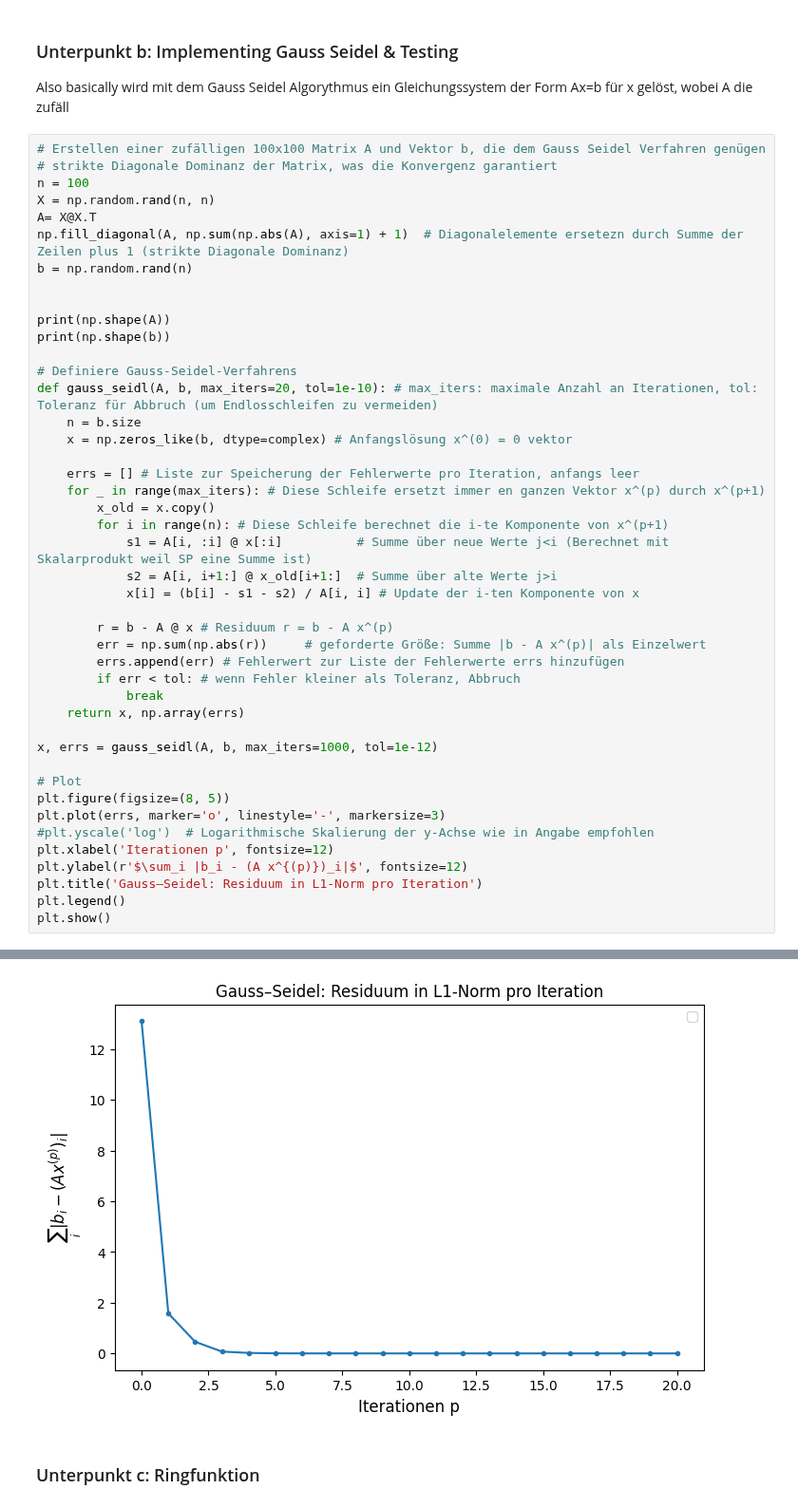
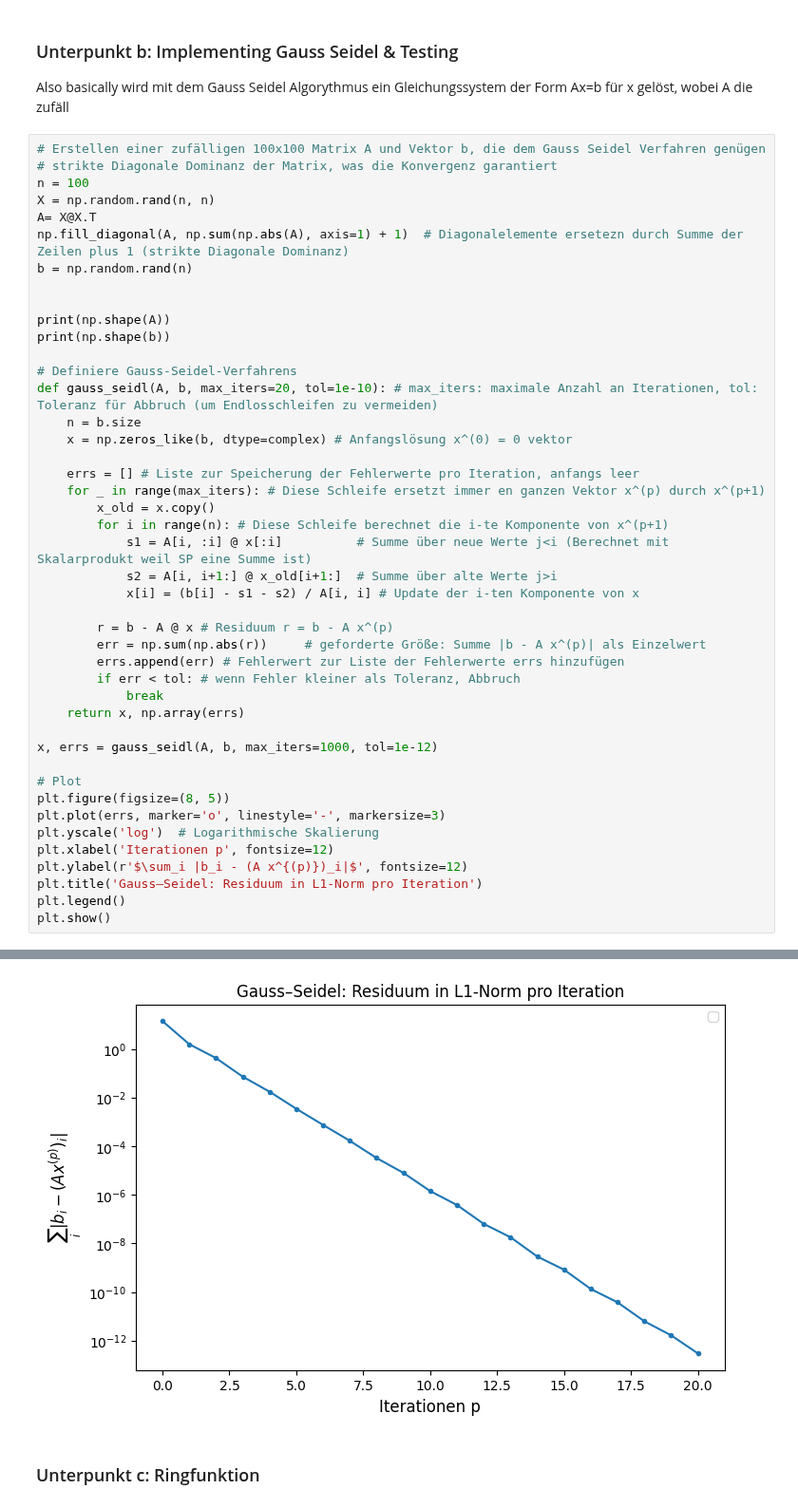
Before and after one commit to OverAmpJinx/CompPhyWS25, a Jupyter notebook: Assignment1/a12electrontransport.ipynb, the cells around one changed output, grey strips where cells are left out. Shown at 95% size. Saved outputs shown, nothing was run; the diff lists cells and outputs as text.

```diff
--- a/Assignment1/a12electrontransport.ipynb
+++ b/Assignment1/a12electrontransport.ipynb
@@ -26,35 +26,35 @@ def gauss_seidl(A, b, max_iters=20, tol=1e-10): # max_iters: maximale Anzahl an
 
     errs = [] # Liste zur Speicherung der Fehlerwerte pro Iteration, anfangs leer
     for _ in range(max_iters): # Diese Schleife ersetzt immer en ganzen Vektor x^(p) durch x^(p+1)
         x_old = x.copy()
         for i in range(n): # Diese Schleife berechnet die i-te Komponente von x^(p+1)
             s1 = A[i, :i] @ x[:i]          # Summe über neue Werte j<i (Berechnet mit Skalarprodukt weil SP eine Summe ist)
             s2 = A[i, i+1:] @ x_old[i+1:]  # Summe über alte Werte j>i
             x[i] = (b[i] - s1 - s2) / A[i, i] # Update der i-ten Komponente von x
 
         r = b - A @ x # Residuum r = b - A x^(p)
         err = np.sum(np.abs(r))     # geforderte Größe: Summe |b - A x^(p)| als Einzelwert
         errs.append(err) # Fehlerwert zur Liste der Fehlerwerte errs hinzufügen
         if err < tol: # wenn Fehler kleiner als Toleranz, Abbruch
             break
     return x, np.array(errs)
 
 x, errs = gauss_seidl(A, b, max_iters=1000, tol=1e-12)
 
 # Plot
 plt.figure(figsize=(8, 5))
 plt.plot(errs, marker='o', linestyle='-', markersize=3)
-#plt.yscale('log')  # Logarithmische Skalierung der y-Achse wie in Angabe empfohlen
+plt.yscale('log')  # Logarithmische Skalierung
 plt.xlabel('Iterationen p', fontsize=12)
 plt.ylabel(r'$\sum_i |b_i - (A x^{(p)})_i|$', fontsize=12)
 plt.title('Gauss–Seidel: Residuum in L1-Norm pro Iteration')
 plt.legend()
 plt.show()
 # %% [output]
 No artists with labels found to put in legend.  Note that artists whose label start with an underscore are ignored when legend() is called with no argument.
 (100, 100)
 (100,)
-[figure, old version]
+[figure, new version]
 # %% [markdown]
 ### Unterpunkt c: Ringfunktion
 # %%
```
Also changed, not shown: 2 other files.
